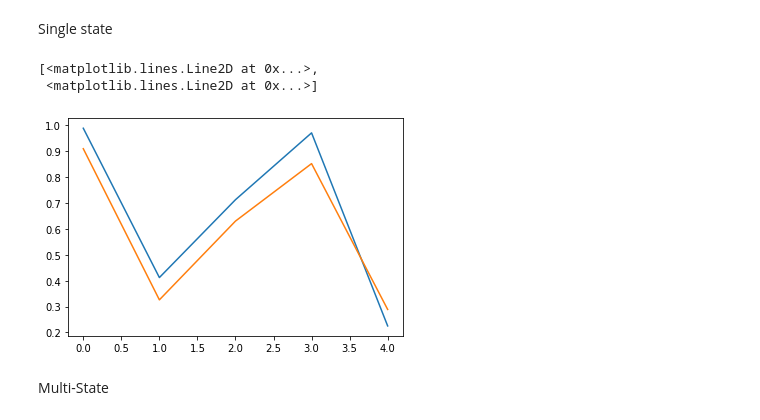
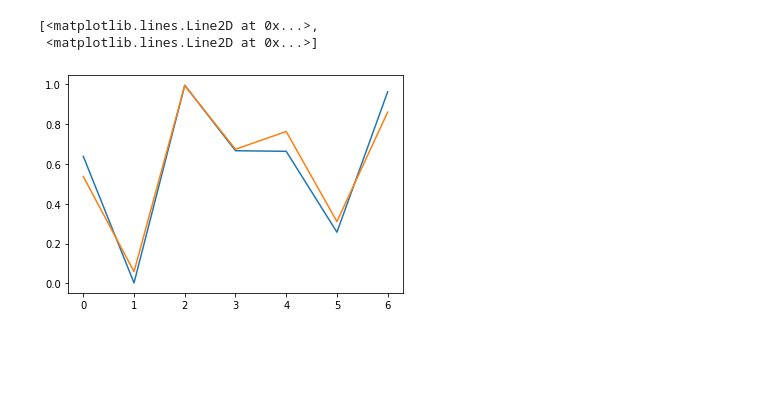
Before and after one commit to kbpositive/machine-learning, a Jupyter notebook: ReinforcementLearning/vanillaPolicyGradient.ipynb, the cells around one changed output. Saved outputs shown, nothing was run; the diff lists cells and outputs as text; code cells hidden in the pictures; blank space fills up the shorter version.

```diff
--- a/ReinforcementLearning/vanillaPolicyGradient.ipynb
+++ b/ReinforcementLearning/vanillaPolicyGradient.ipynb
@@ -32,22 +3,0 @@ def adam(weights,momentum,velocity,targets,inputs,learningRate,B1=0.9,B2=0.999):
-# %% [markdown]
-Single state
-# %%
-inputs = 5
-outputs = 5
-inp = np.ones(inputs)
-targ = np.random.random_sample((outputs,))
-wgt = np.random.random_sample((outputs,inputs))
-lr = 0.01
-m = np.zeros((outputs,inputs))
-v = np.zeros((outputs,inputs))
-
-for _ in range(50):
-    wgt,m,v = adam(wgt,m,v,target(targ),inp,lr)
-results = np.array([sigmoid(feed(inp,wgt)),targ]).T
-plt.plot(results)
-# %% [output]
-[<matplotlib.lines.Line2D at 0x...>,
- <matplotlib.lines.Line2D at 0x...>]
-[figure, removed]
-# %% [markdown]
-Multi-State
@@ -54 +52,26 @@ Multi-State
+# %%
+# single state (input = vector of ones)
+input_values = 7
+input = np.ones(input_values)
+
+# single layer vanilla NN
+output_values = 7
+learning_rate = 0.01
+weights = np.random.random_sample((output_values,input_values))
+target_distribution = np.random.random_sample((output_values,))
+first_moment = np.zeros((output_values,input_values))
+second_moment = np.zeros((output_values,input_values))
+
+# fitting target distribution in 50 epochs based on random samples (n-armed bandit)
+for _ in range(50):
+    target = sample_distribution(target_distribution)
+    weights,first_moment,second_moment = adam(weights,input,target,learning_rate,first_moment,second_moment)
+
+# target = orange; prediction = blue
+results = np.array([sigmoid(feed(input,weights)),target_distribution]).T
+plt.plot(results)
+# %% [output]
+[<matplotlib.lines.Line2D at 0x...>,
+ <matplotlib.lines.Line2D at 0x...>]
+[figure, added]
 # %%
```
Also changed, not shown: parts of 4 cells of this notebook.
